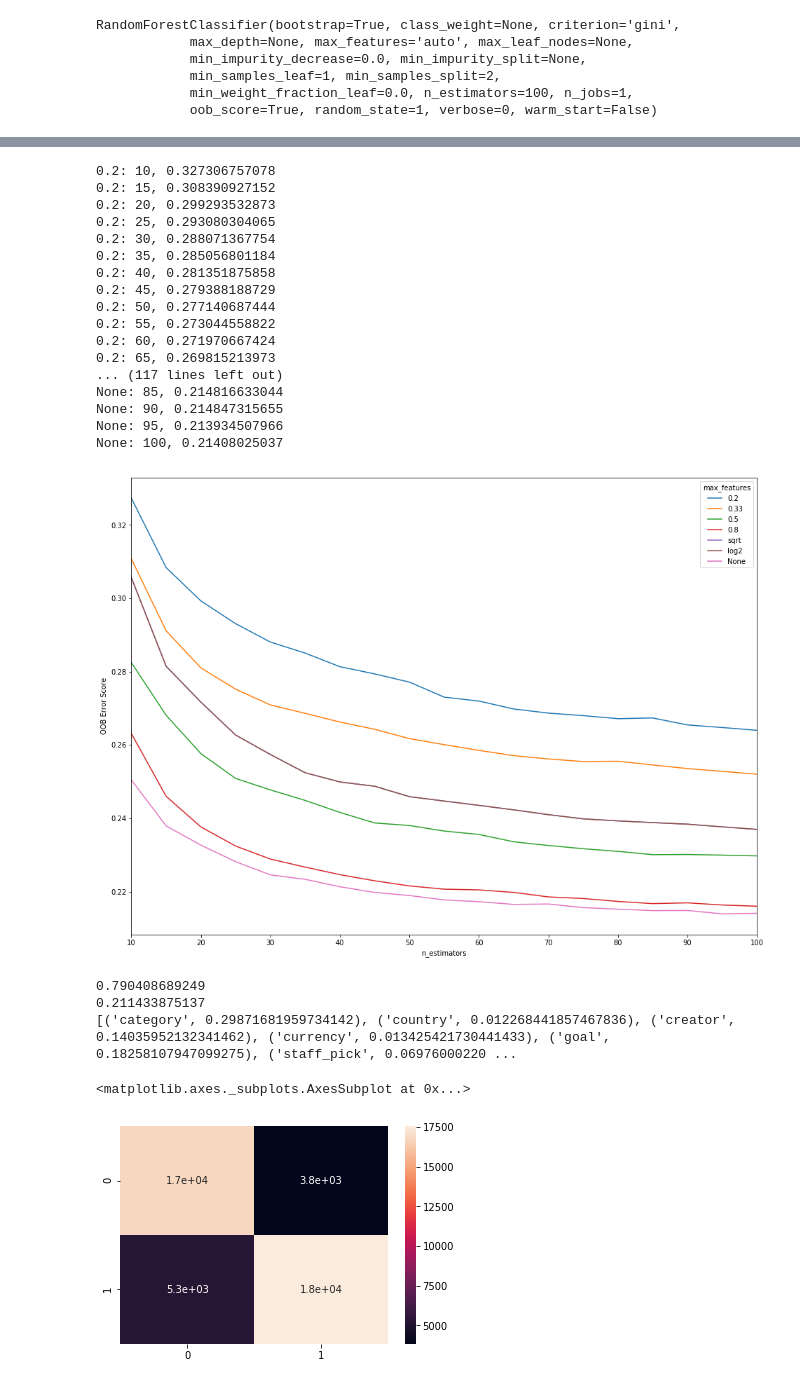
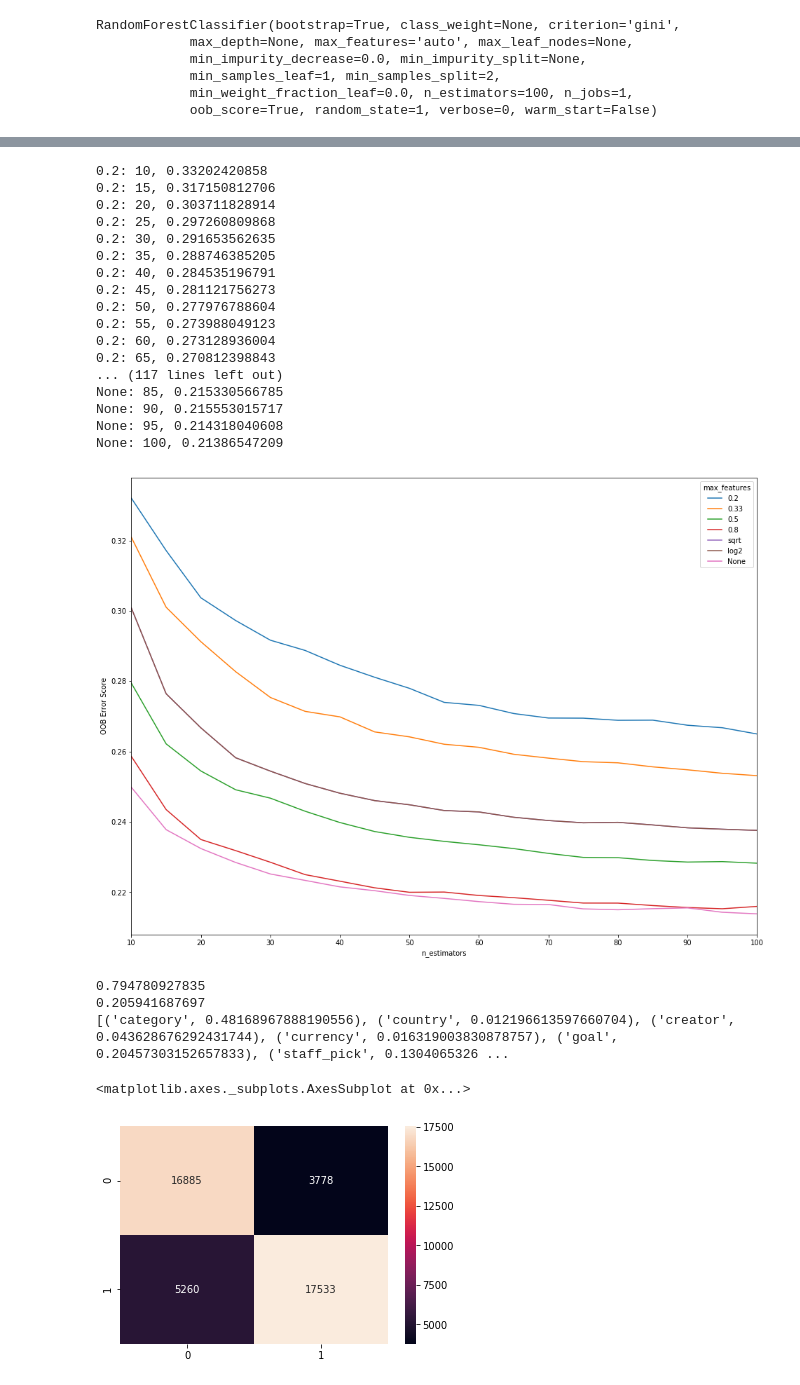
Before and after one commit to jaeeolma/ties445, a Jupyter notebook: State classifier.ipynb, the cells around one changed output, grey strips where cells are left out. Drawn from its saved outputs; the diff is of its cells as text; code cells hidden in the pictures.

```diff
--- a/State classifier.ipynb
+++ b/State classifier.ipynb
@@ -11,15 +11,13 @@ import seaborn as sns
 # %%
 dataset = pd.read_csv('finished_processed.csv')
 print(dataset.keys())
-dataset.drop(['backers_count', 'usd_pledged'], axis=1, inplace=True)
+dataset.drop(['backers_count', 'usd_pledged', 'disable communications'], axis=1, inplace=True)
 target = dataset['state']
 features = dataset.drop(['state', 'is_starrable'], axis=1)
 
-categorical_keys = ['category' 'country', 'currency', 'disable_communication', 'is_starrable',
-                    'spotlight', 'staff_pick', 'location']
-from sklearn.preprocessing import LabelEncoder
-lb = LabelEncoder()
-features = features.apply(lb.fit_transform)
+#from sklearn.preprocessing import LabelEncoder
+#lb = LabelEncoder()
+#features = features.apply(lb.fit_transform)
 # %% [output]
 Index(['backers_count', 'category', 'country', 'creator', 'currency',
        'disable_communication', 'goal', 'is_starrable', 'staff_pick', 'state',
@@ -87,23 +85,23 @@ for mf in max_features:
         error_scores[mf].append((i, oob_error))
         print(str(mf) + ": " + str(i) + ", " + str(oob_error))
 # %% [output]
-0.2: 10, 0.327306757078
-0.2: 15, 0.308390927152
-0.2: 20, 0.299293532873
-0.2: 25, 0.293080304065
-0.2: 30, 0.288071367754
-0.2: 35, 0.285056801184
-0.2: 40, 0.281351875858
-0.2: 45, 0.279388188729
-0.2: 50, 0.277140687444
-0.2: 55, 0.273044558822
-0.2: 60, 0.271970667424
-0.2: 65, 0.269815213973
+0.2: 10, 0.33202420858
+0.2: 15, 0.317150812706
+0.2: 20, 0.303711828914
+0.2: 25, 0.297260809868
+0.2: 30, 0.291653562635
+0.2: 35, 0.288746385205
+0.2: 40, 0.284535196791
+0.2: 45, 0.281121756273
+0.2: 50, 0.277976788604
+0.2: 55, 0.273988049123
+0.2: 60, 0.273128936004
+0.2: 65, 0.270812398843
 ... (117 lines left out)
-None: 85, 0.214816633044
-None: 90, 0.214847315655
-None: 95, 0.213934507966
-None: 100, 0.21408025037
+None: 85, 0.215330566785
+None: 90, 0.215553015717
+None: 95, 0.214318040608
+None: 100, 0.21386547209
 # %%
 plt.figure(figsize=(16,12))
 for mf, rf_err in error_scores.items():
@@ -115,10 +113,10 @@ plt.ylabel("OOB Error Score")
 plt.legend(title="max_features", loc="upper right")
 plt.show();
 # %% [output]
-[figure, old version]
+[figure, new version]
 # %%
-rf_optimized = RandomForestClassifier(n_estimators = 200, max_features = None, oob_score = True, random_state = 1,
-                                      warm_start = True, n_jobs = -1)
+rf_optimized = RandomForestClassifier(n_estimators = 100, max_features = None, oob_score = True, random_state = 1,
+                                      min_samples_leaf=20, n_jobs = -1)
 rf_optimized.fit(X_train, y_train)
 predicted = rf_optimized.predict(X_test)
 print(accuracy_score(y_test, predicted))
@@ -126,14 +124,14 @@ print(1 - rf_optimized.oob_score_)
 importances = [(features.keys()[i], rf_optimized.feature_importances_[i]) for i in range(len(features.keys()))]
 print(importances)
 # %% [output]
-0.790408689249
-0.211433875137
-[('category', 0.29871681959734142), ('country', 0.012268441857467836), ('creator', 0.14035952132341462), ('currency', 0.013425421730441433), ('goal', 0.18258107947099275), ('staff_pick', 0.06976000220 ...
+0.794780927835
+0.205941687697
+[('category', 0.48168967888190556), ('country', 0.012196613597660704), ('creator', 0.043628676292431744), ('currency', 0.016319003830878757), ('goal', 0.20457303152657833), ('staff_pick', 0.1304065326 ...
 # %%
 from sklearn.metrics import confusion_matrix
 
 cfmtx = confusion_matrix(y_test, predicted)
-sns.heatmap(cfmtx, annot=True)
+sns.heatmap(cfmtx, annot=True, fmt='g')
 # %% [output]
 <matplotlib.axes._subplots.AxesSubplot at 0x...>
-[figure, old version]
+[figure, new version]
```
Also changed, not shown: parts of 5 cells of this notebook, 1 other file.
